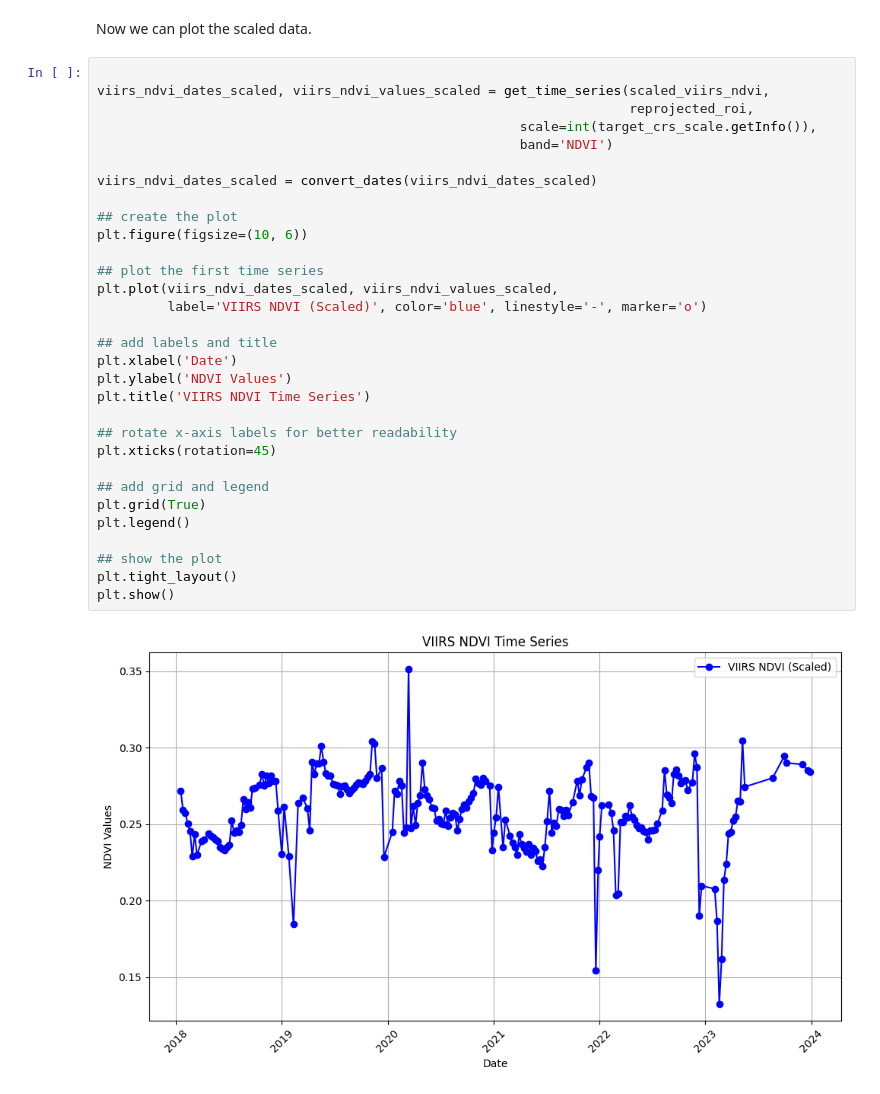
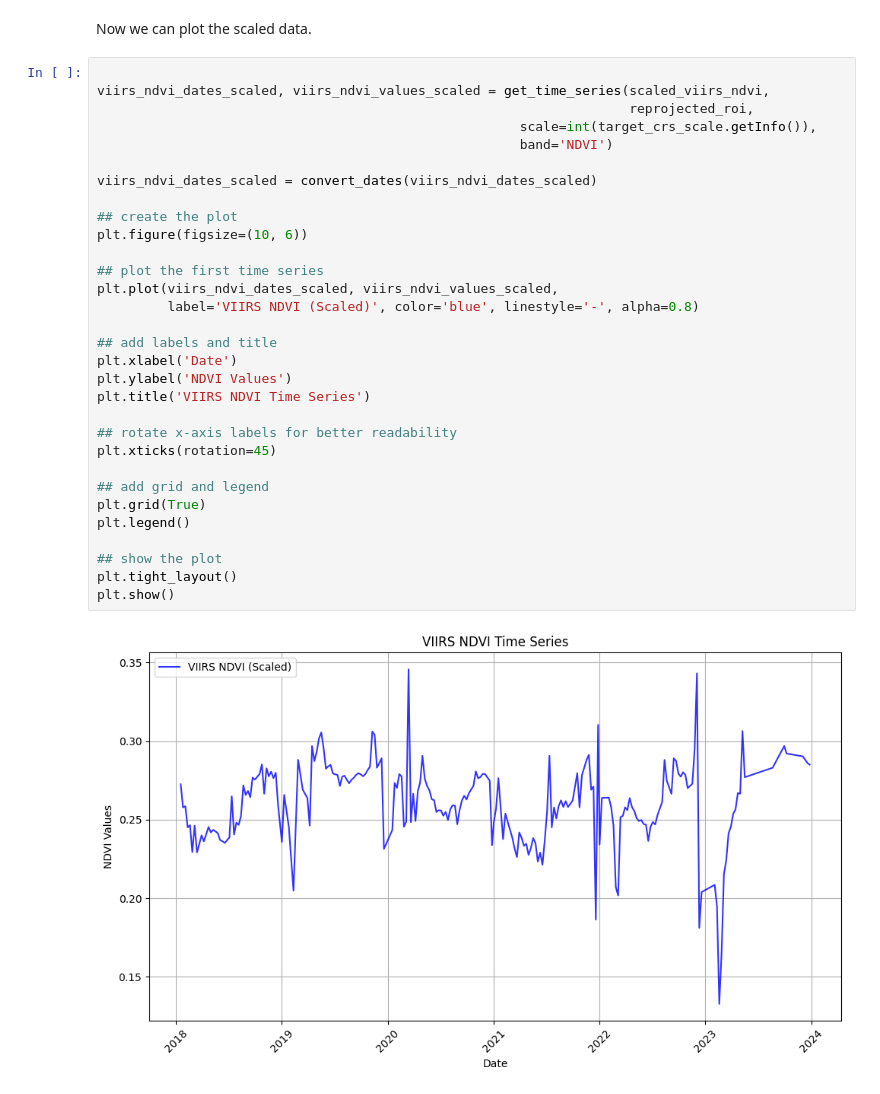
Before and after one commit to tlasharr/DroughtSurfing, a Jupyter notebook: RemoteSensingProcessing/1_PreProcessVIIRS_JN.ipynb, the cells around one changed output. Saved outputs shown, nothing was run; the diff lists cells and outputs as text.

```diff
--- a/RemoteSensingProcessing/1_PreProcessVIIRS_JN.ipynb
+++ b/RemoteSensingProcessing/1_PreProcessVIIRS_JN.ipynb
@@ -271,32 +318,32 @@ Now we can plot the scaled data.
 
 viirs_ndvi_dates_scaled, viirs_ndvi_values_scaled = get_time_series(scaled_viirs_ndvi,
                                                                     reprojected_roi,
                                                       scale=int(target_crs_scale.getInfo()),
                                                       band='NDVI')
 
 viirs_ndvi_dates_scaled = convert_dates(viirs_ndvi_dates_scaled)
 
 ## create the plot
 plt.figure(figsize=(10, 6))
 
 ## plot the first time series
 plt.plot(viirs_ndvi_dates_scaled, viirs_ndvi_values_scaled,
-         label='VIIRS NDVI (Scaled)', color='blue', linestyle='-', marker='o')
+         label='VIIRS NDVI (Scaled)', color='blue', linestyle='-', alpha=0.8)
 
 ## add labels and title
 plt.xlabel('Date')
 plt.ylabel('NDVI Values')
 plt.title('VIIRS NDVI Time Series')
 
 ## rotate x-axis labels for better readability
 plt.xticks(rotation=45)
 
 ## add grid and legend
 plt.grid(True)
 plt.legend()
 
 ## show the plot
 plt.tight_layout()
 plt.show()
 # %% [output]
-[figure, old version]
+[figure, new version]
```
Also changed, not shown: parts of 6 cells of this notebook.
